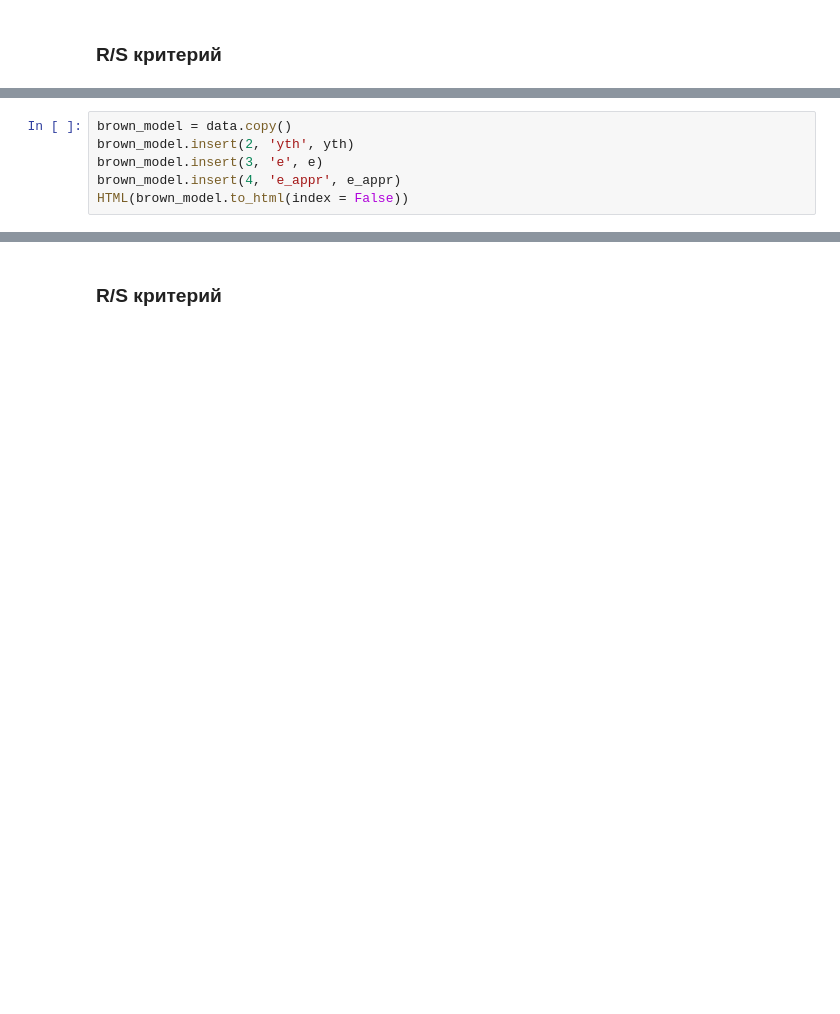
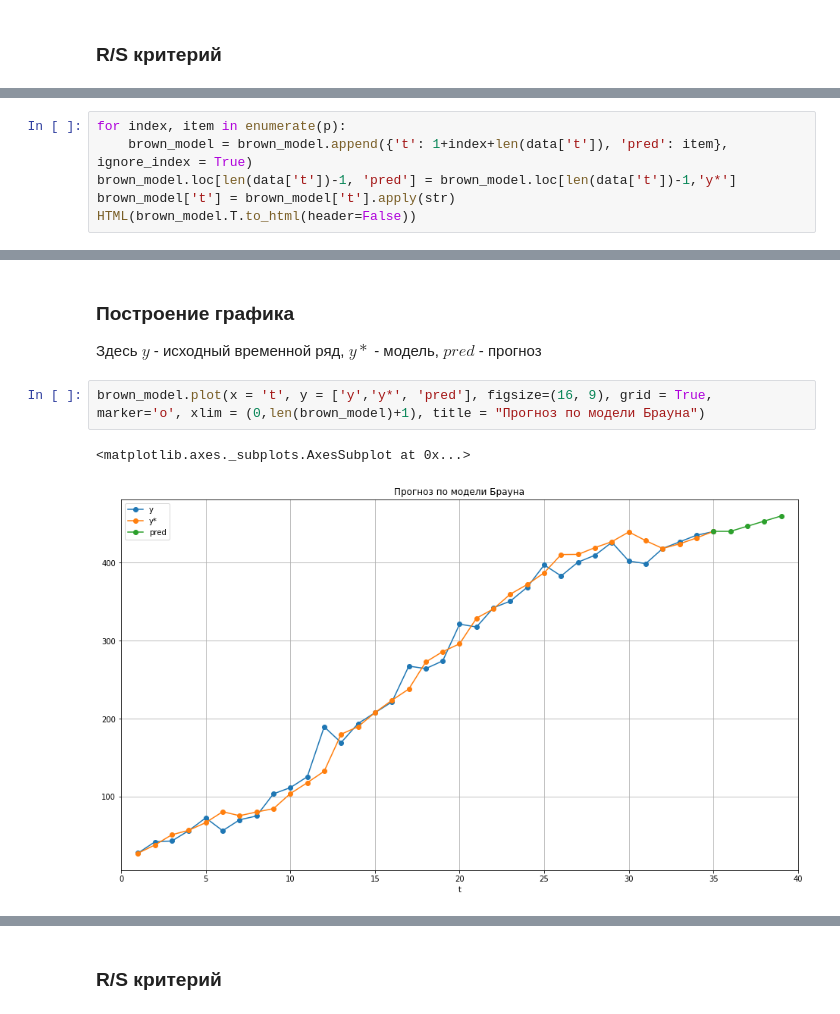
Before and after one commit to KnsRoo/DiscriminantAnalysis, a Jupyter notebook: rgr/DataSeries Analysis.ipynb, the cells around one changed output, grey strips where cells are left out. Saved outputs shown, nothing was run; the diff lists cells and outputs as text; blank space fills up the shorter version.

```diff
--- a/rgr/DataSeries Analysis.ipynb
+++ b/rgr/DataSeries Analysis.ipynb
@@ -88,6 +214,0 @@ for i in range(0,len(y)):
-# %%
-brown_model = data.copy()
-brown_model.insert(2, 'yth', yth)
-brown_model.insert(3, 'e', e)
-brown_model.insert(4, 'e_appr', e_appr)
-HTML(brown_model.to_html(index = False))
@@ -119,0 +254,6 @@ plot = brown_model.plot(x = 't', y = ['y','yth'], figsize=(16, 9), grid = True,
+# %%
+for index, item in enumerate(p):
+    brown_model = brown_model.append({'t': 1+index+len(data['t']), 'pred': item}, ignore_index = True)
+brown_model.loc[len(data['t'])-1, 'pred'] = brown_model.loc[len(data['t'])-1,'y*']
+brown_model['t'] = brown_model['t'].apply(str)
+HTML(brown_model.T.to_html(header=False))
@@ -119,0 +266,8 @@ plot = brown_model.plot(x = 't', y = ['y','yth'], figsize=(16, 9), grid = True,
+# %% [markdown]
+### Построение графика
+Здесь $y$ - исходный временной ряд, $y*$ - модель, $pred$ - прогноз
+# %%
+brown_model.plot(x = 't', y = ['y','y*', 'pred'], figsize=(16, 9), grid = True, marker='o', xlim = (0,len(brown_model)+1), title = "Прогноз по модели Брауна")
+# %% [output]
+<matplotlib.axes._subplots.AxesSubplot at 0x...>
+[figure, added]
```
Also changed, not shown: parts of 142 cells of this notebook, 1 other file.
